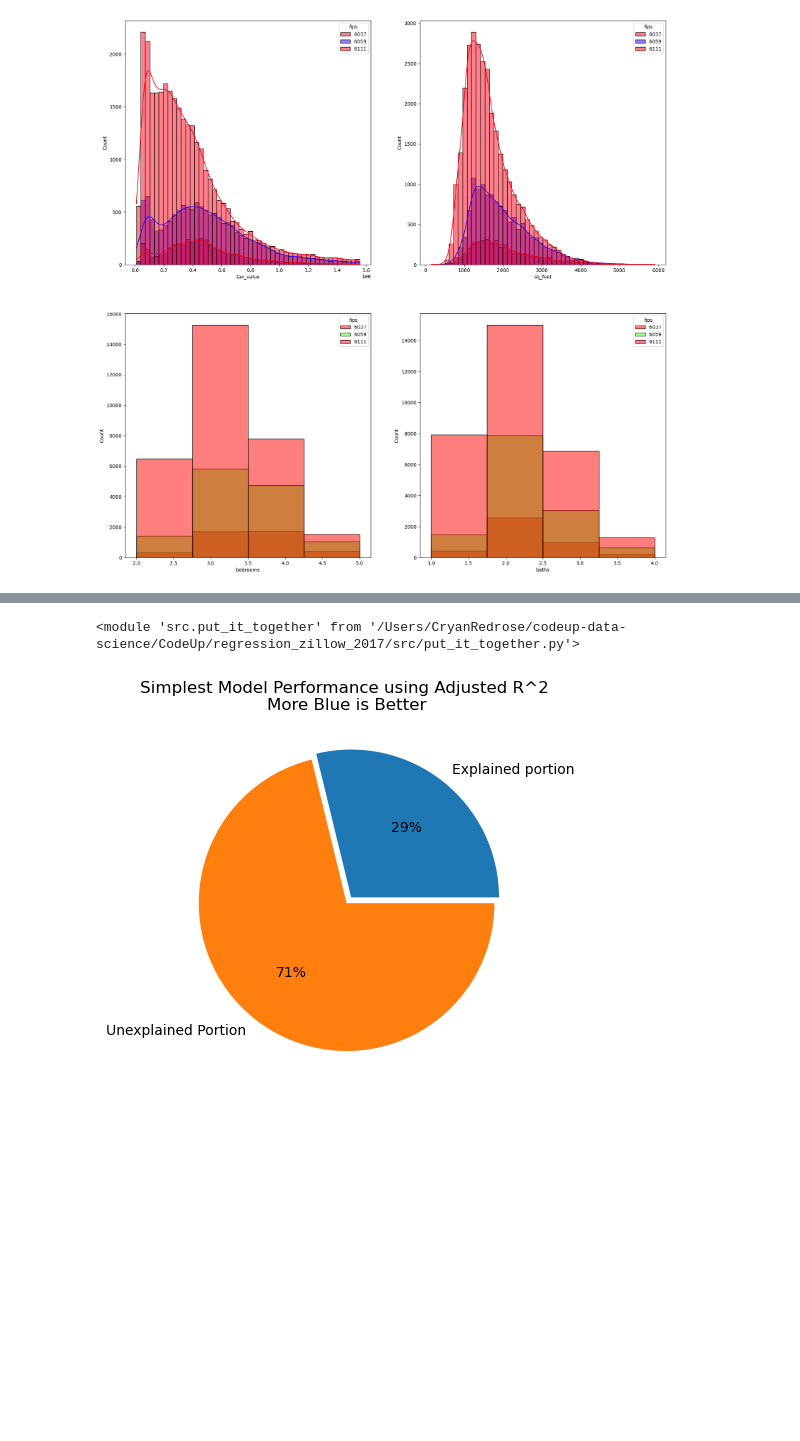
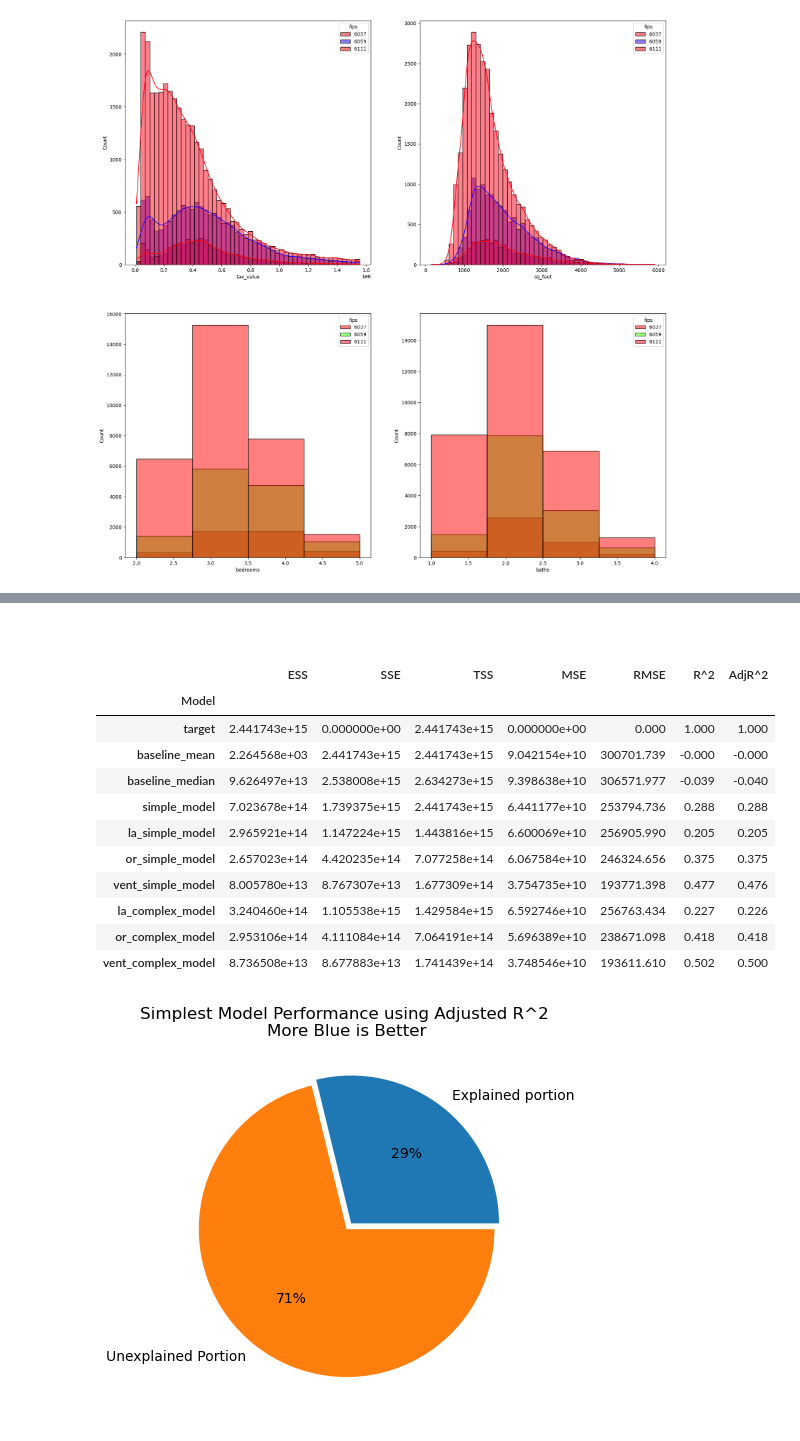
Before and after one commit to jcrosenberger/regression_zillow_2017, a Jupyter notebook: presentation_notebook.ipynb, the cells around one changed output, grey strips where cells are left out. Drawn from its saved outputs; the diff is of its cells as text; code cells hidden in the pictures; blank space fills up the shorter version.

```diff
--- a/presentation_notebook.ipynb
+++ b/presentation_notebook.ipynb
@@ -107,11 +83,24 @@ NameError: name 'predictions' is not defined
-# %%
-reload(pit)
-# %% [output]
-<module 'src.put_it_together' from '/Users/CryanRedrose/codeup-data-science/CodeUp/regression_zillow_2017/src/put_it_together.py'>
 # %%
 compare_df = pit.simple_regression_workhorse(simple_df)
 # %%
 final_comparison_df = pit.complex_regression_workhorse(complex_df, compare_df)
+# %% [markdown]
+##
+# %%
+final_comparison_df
+# %% [output]
+|  | ESS | SSE | TSS | MSE | RMSE | R^2 | AdjR^2 |
+| Model |  |  |  |  |  |  |  |
+| target | 2.441743e+15 | 0.000000e+00 | 2.441743e+15 | 0.000000e+00 | 0.000 | 1.000 | 1.000 |
+| baseline_mean | 2.264568e+03 | 2.441743e+15 | 2.441743e+15 | 9.042154e+10 | 300701.739 | -0.000 | -0.000 |
+| baseline_median | 9.626497e+13 | 2.538008e+15 | 2.634273e+15 | 9.398638e+10 | 306571.977 | -0.039 | -0.040 |
+| simple_model | 7.023678e+14 | 1.739375e+15 | 2.441743e+15 | 6.441177e+10 | 253794.736 | 0.288 | 0.288 |
+| la_simple_model | 2.965921e+14 | 1.147224e+15 | 1.443816e+15 | 6.600069e+10 | 256905.990 | 0.205 | 0.205 |
+| or_simple_model | 2.657023e+14 | 4.420235e+14 | 7.077258e+14 | 6.067584e+10 | 246324.656 | 0.375 | 0.375 |
+| vent_simple_model | 8.005780e+13 | 8.767307e+13 | 1.677309e+14 | 3.754735e+10 | 193771.398 | 0.477 | 0.476 |
+| la_complex_model | 3.240460e+14 | 1.105538e+15 | 1.429584e+15 | 6.592746e+10 | 256763.434 | 0.227 | 0.226 |
+| or_complex_model | 2.953106e+14 | 4.111084e+14 | 7.064191e+14 | 5.696389e+10 | 238671.098 | 0.418 | 0.418 |
+| vent_complex_model | 8.736508e+13 | 8.677883e+13 | 1.741439e+14 | 3.748546e+10 | 193611.610 | 0.502 | 0.500 |
 # %%
 pit.pie_chart1(compare_df)
 # %% [output]
```
Also changed, not shown: parts of 6 cells of this notebook.
